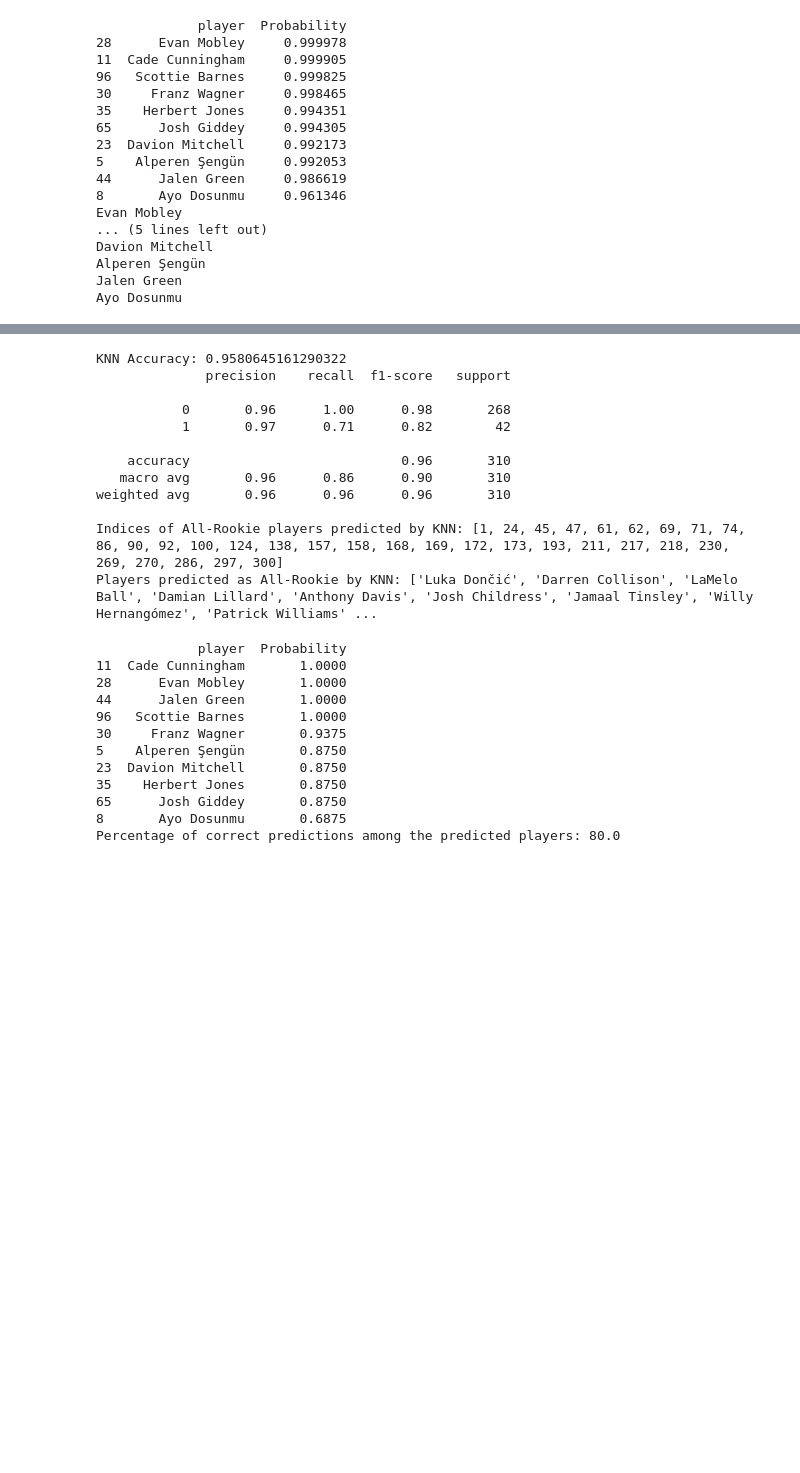
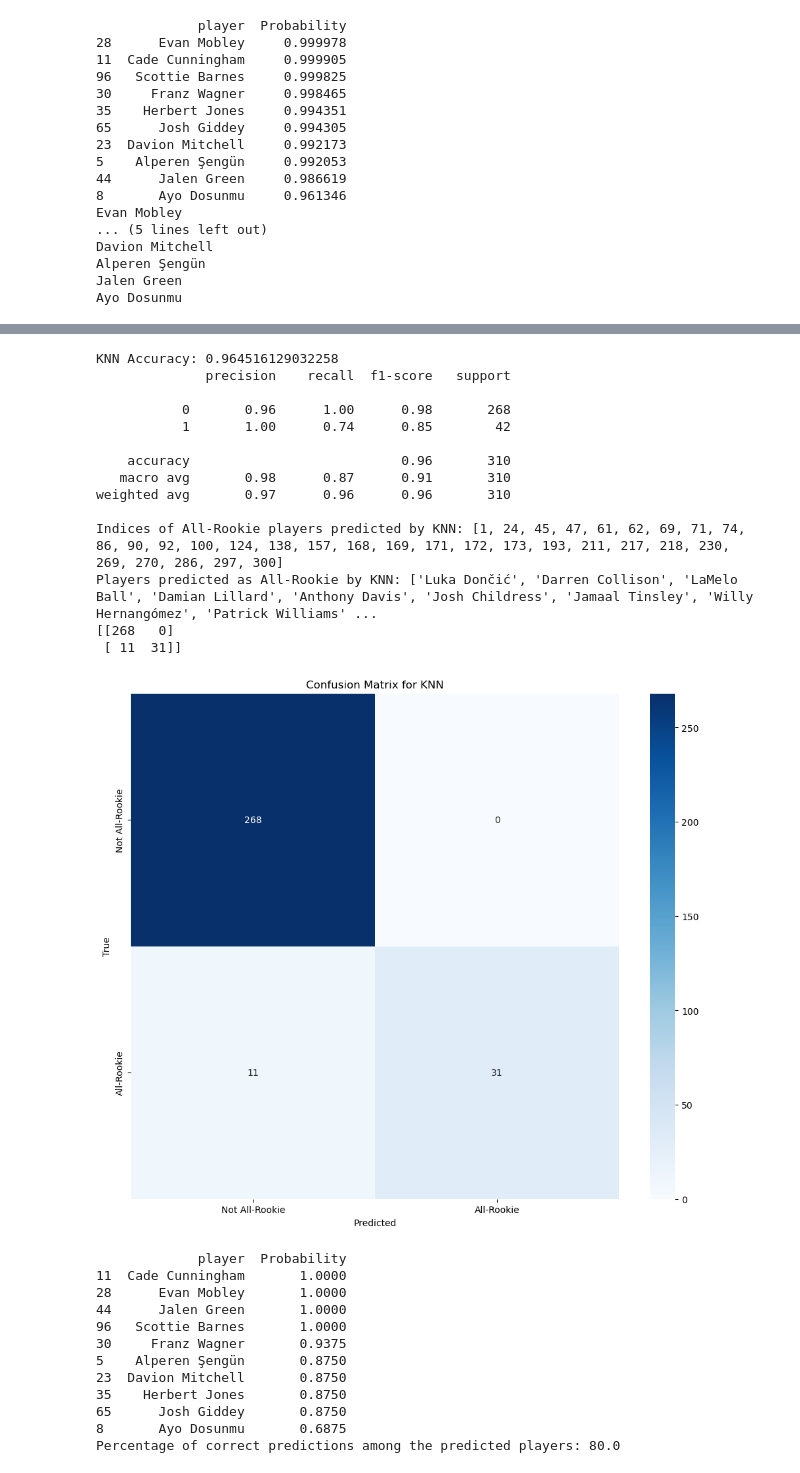
Before and after one commit to Matthew4335/MLProject, a Jupyter notebook: ProjectCode/projectcode-checkpoint.ipynb, the cells around one changed output, grey strips where cells are left out. Drawn from its saved outputs; the diff is of its cells as text; code cells hidden in the pictures; blank space fills up the shorter version.

```diff
--- a/ProjectCode/projectcode-checkpoint.ipynb
+++ b/ProjectCode/projectcode-checkpoint.ipynb
@@ -762,44 +786,55 @@ The optimal number of neighbors is 16
 # %%
-from sklearn.neighbors import KNeighborsClassifier
 
-X = merged_data[['PC1', 'PC2', 'PC3', 'PC4']]
-y = merged_data['type'].apply(lambda x: 1 if x == 'All-Rookie' else 0)  # 1 for All-Rookie, 0 for others
 
-X_train, X_test, y_train, y_test = train_test_split(X, y, test_size=0.2, random_state=42, stratify=y)
-
-knn_model = KNeighborsClassifier(n_neighbors=16)
+knn_model = KNeighborsClassifier(n_neighbors=19)
 knn_model.fit(X_train, y_train)
 
 knn_predictions = knn_model.predict(X_test)
 
 knn_accuracy = accuracy_score(y_test, knn_predictions)
 print("KNN Accuracy:", knn_accuracy)
 print(classification_report(y_test, knn_predictions))
 
 knn_test_predictions = knn_model.predict(X_test)
 
 knn_all_rookie_indices = [i for i, prediction in enumerate(knn_predictions) if prediction == 1]
 print("Indices of All-Rookie players predicted by KNN:", knn_all_rookie_indices)
 
 knn_player_names = []
 for idx in knn_all_rookie_indices:
     index = y_test.index[idx]
     player_name = pca_df_training.index[index]
     knn_player_names.append(player_name)
 print("Players predicted as All-Rookie by KNN:", knn_player_names)
+
+conf_matrix = confusion_matrix(y_test, knn_predictions)
+print(conf_matrix)
+
+plt.figure(figsize=(12, 10))
+sns.heatmap(conf_matrix, annot=True, fmt="d", cmap="Blues",
+            xticklabels=['Not All-Rookie', 'All-Rookie'],
+            yticklabels=['Not All-Rookie', 'All-Rookie'])
+plt.xlabel('Predicted')
+plt.ylabel('True')
+plt.title('Confusion Matrix for KNN')
+plt.savefig("ConfusionMatrixKNN.jpg")
+plt.show()
 # %% [output]
-KNN Accuracy: 0.9580645161290322
+KNN Accuracy: 0.964516129032258
               precision    recall  f1-score   support
 
            0       0.96      1.00      0.98       268
-           1       0.97      0.71      0.82        42
+           1       1.00      0.74      0.85        42
 
     accuracy                           0.96       310
-   macro avg       0.96      0.86      0.90       310
-weighted avg       0.96      0.96      0.96       310
+   macro avg       0.98      0.87      0.91       310
+weighted avg       0.97      0.96      0.96       310
 
-Indices of All-Rookie players predicted by KNN: [1, 24, 45, 47, 61, 62, 69, 71, 74, 86, 90, 92, 100, 124, 138, 157, 158, 168, 169, 172, 173, 193, 211, 217, 218, 230, 269, 270, 286, 297, 300]
+Indices of All-Rookie players predicted by KNN: [1, 24, 45, 47, 61, 62, 69, 71, 74, 86, 90, 92, 100, 124, 138, 157, 168, 169, 171, 172, 173, 193, 211, 217, 218, 230, 269, 270, 286, 297, 300]
 Players predicted as All-Rookie by KNN: ['Luka Dončić', 'Darren Collison', 'LaMelo Ball', 'Damian Lillard', 'Anthony Davis', 'Josh Childress', 'Jamaal Tinsley', 'Willy Hernangómez', 'Patrick Williams' ...
+[[268   0]
+ [ 11  31]]
+[figure, added]
 # %%
 X = pca_df_test[['PC1', 'PC2', 'PC3', 'PC4']]
 
```
Also changed, not shown: parts of 17 cells of this notebook, 9 other files.
